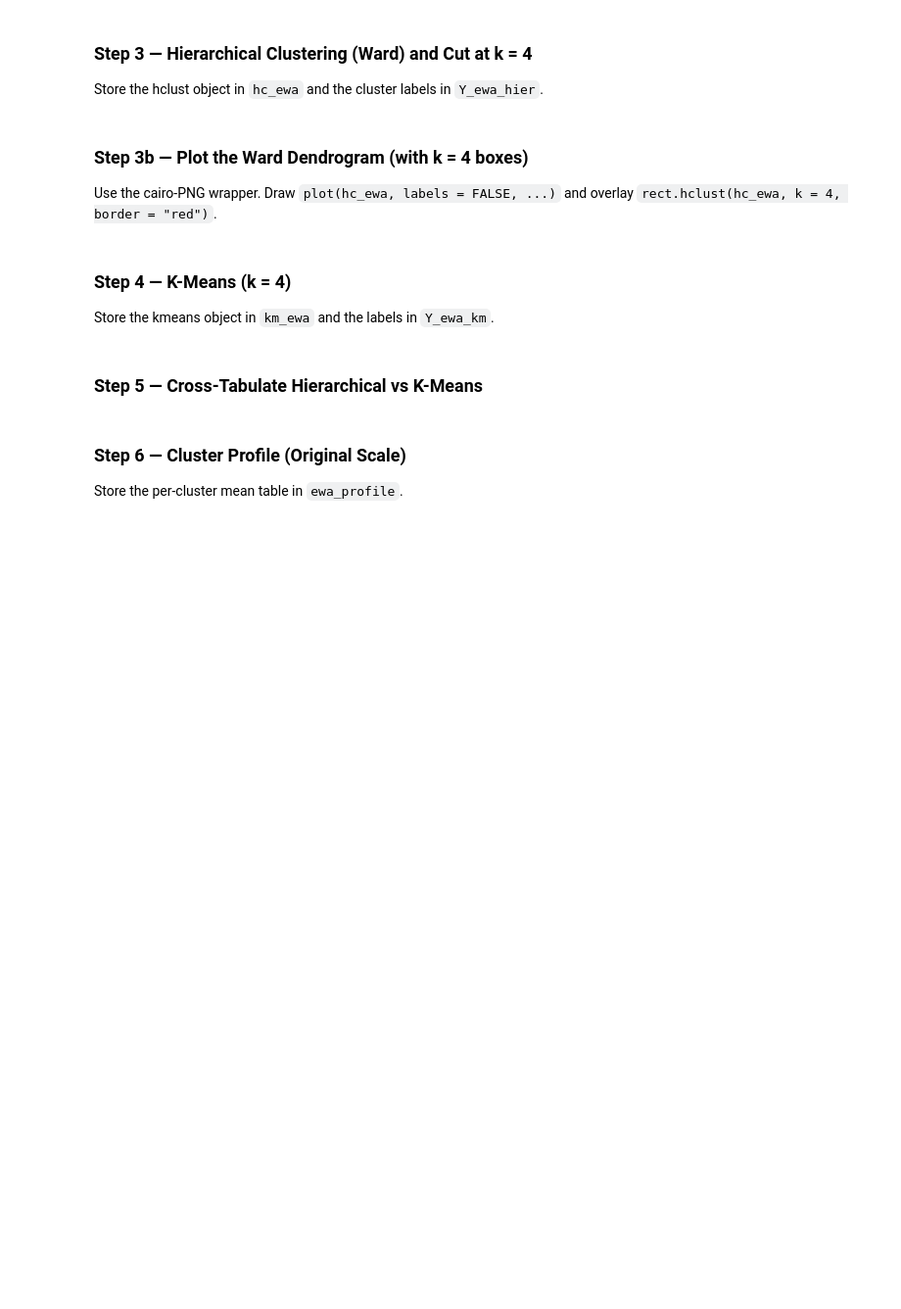
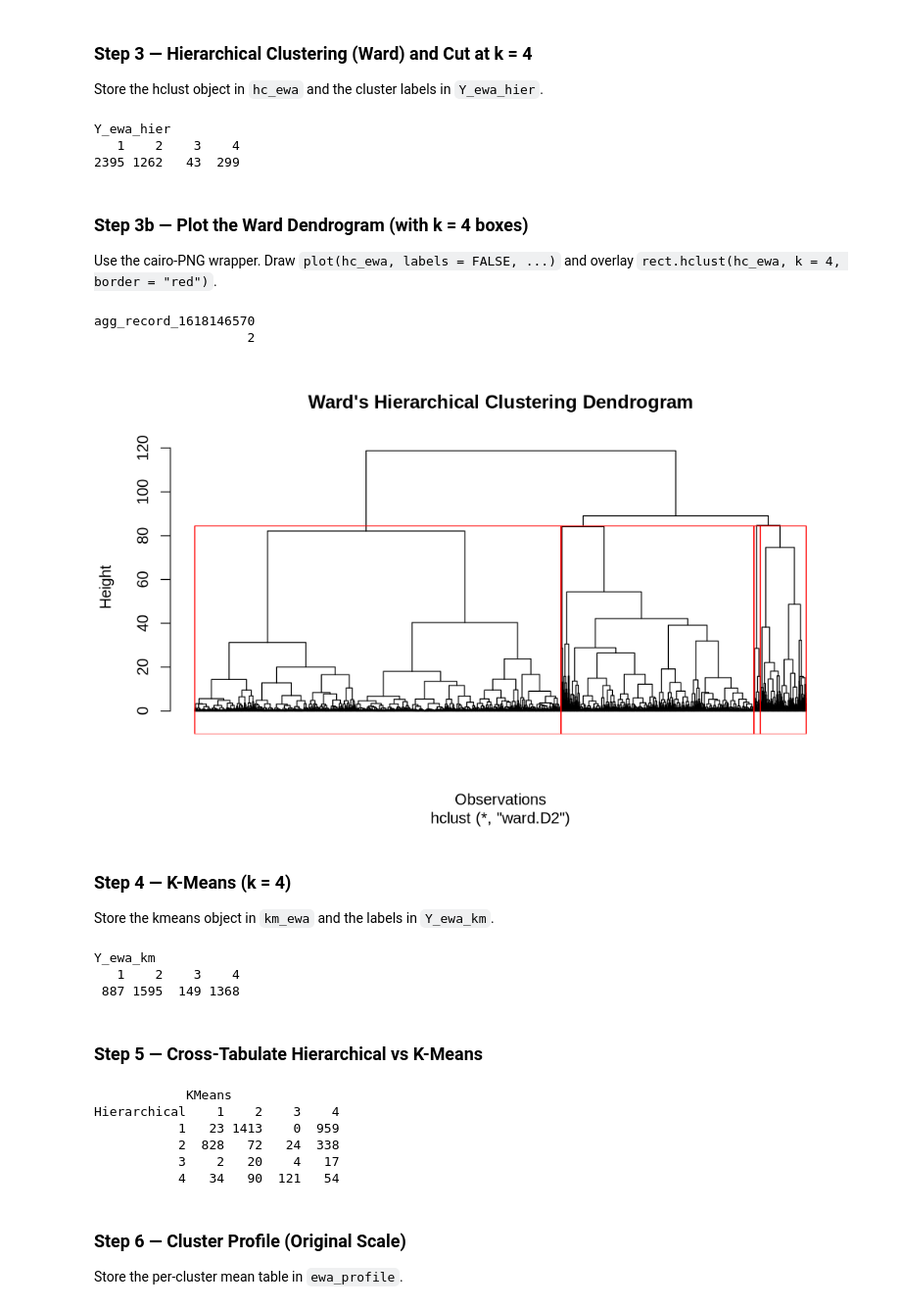
Before and after one commit to owenfrye1/MS3313-FryeV2, a Jupyter notebook: Homework/MS3313_Final_Exam.ipynb, the cells around one changed output. Shown at 98% size. Drawn from its saved outputs; the diff is of its cells as text; code cells hidden in the pictures; blank space fills up the shorter version.

```diff
--- a/Homework/MS3313_Final_Exam.ipynb
+++ b/Homework/MS3313_Final_Exam.ipynb
@@ -926,11 +937,10 @@ WORST predicted profile:
 ### Step 1 — Load, Drop ID/Award, Standardize
 
 Store the cleaned dataframe in `ewa.df` and the standardized matrix in `X_ewa_norm`.
-# %%
-# YOUR CODE HERE — delete this comment when you add your code
-# Required objects: ewa.df, X_ewa_norm
-
-ewa.df      <- NULL    # replace NULL with your code
-X_ewa_norm  <- NULL    # replace NULL with your code
-
-cat("n =", nrow(ewa.df), " p =", ncol(ewa.df), "\n")
+# %%
+
+ewa.df <- mlba::EastWestAirlinesCluster
+ewa.df <- ewa.df[, !(names(ewa.df) %in% c("ID", "Award."))]
+X_ewa_norm  <- scale(ewa.df)
+
+cat("n =", nrow(ewa.df), " p =", ncol(ewa.df), "\n")
@@ -946,3 +953,6 @@ d_ewa <- NULL    # replace NULL with your code
+# %%
+
+d_ewa <- dist(X_ewa_norm, method = "euclidean")
 # %% [markdown]
 ### Step 3 — Hierarchical Clustering (Ward) and Cut at k = 4
 
@@ -958,3 +960,13 @@ table(Y_ewa_hier)
+# %%
+
+hc_ewa     <- hclust(d_ewa, method = "ward.D2")
+Y_ewa_hier <- cutree(hc_ewa, k = 4)
+
+table(Y_ewa_hier)
+# %% [output]
+Y_ewa_hier
+   1    2    3    4
+2395 1262   43  299
 # %% [markdown]
 ### Step 3b — Plot the Ward Dendrogram (with k = 4 boxes)
 
@@ -963,16 +975,20 @@ overlay `rect.hclust(hc_ewa, k = 4, border = "red")`.
 # %%
 tmp_file <- tempfile(fileext = ".png")
 png(tmp_file, width = 1000, height = 600, res = 120,
     type = "cairo", family = "sans")
 
-# YOUR CODE HERE — delete this comment when you add your code
+plot(hc_ewa, labels = FALSE, main = "Ward's Hierarchical Clustering Dendrogram",
+     xlab = "Observations", ylab = "Height", hang = -1)
 
 
-NULL    # replace NULL with your plot(...) call
-NULL    # replace NULL with your rect.hclust(...) call
+rect.hclust(hc_ewa, k = 4, border = "red")
 
 dev.off()
 IRdisplay::display_png(file = tmp_file)
+# %% [output]
+agg_record_1618146570
+                    2
+[figure, added]
 # %% [markdown]
 ### Step 4 — K-Means (k = 4)
 
@@ -982,9 +998,13 @@ set.seed(42)
 # YOUR CODE HERE — delete this comment when you add your code
 # Required objects: km_ewa, Y_ewa_km
 
-km_ewa   <- NULL    # replace NULL with your code   (centers = 4, nstart = 25)
-Y_ewa_km <- NULL    # replace NULL with your code
+km_ewa   <- kmeans(X_ewa_norm, centers = 4, nstart = 25)
+Y_ewa_km <- km_ewa$cluster
 
 table(Y_ewa_km)
+# %% [output]
+Y_ewa_km
+   1    2    3    4
+ 887 1595  149 1368
 # %% [markdown]
 ### Step 5 — Cross-Tabulate Hierarchical vs K-Means
@@ -996,3 +1011,12 @@ NULL    # replace NULL with your code
+# %%
+table(Hierarchical = Y_ewa_hier, KMeans = Y_ewa_km)
+# %% [output]
+            KMeans
+Hierarchical    1    2    3    4
+           1   23 1413    0  959
+           2  828   72   24  338
+           3    2   20    4   17
+           4   34   90  121   54
 # %% [markdown]
 ### Step 6 — Cluster Profile (Original Scale)
 
```
Also changed, not shown: parts of 33 cells of this notebook.
